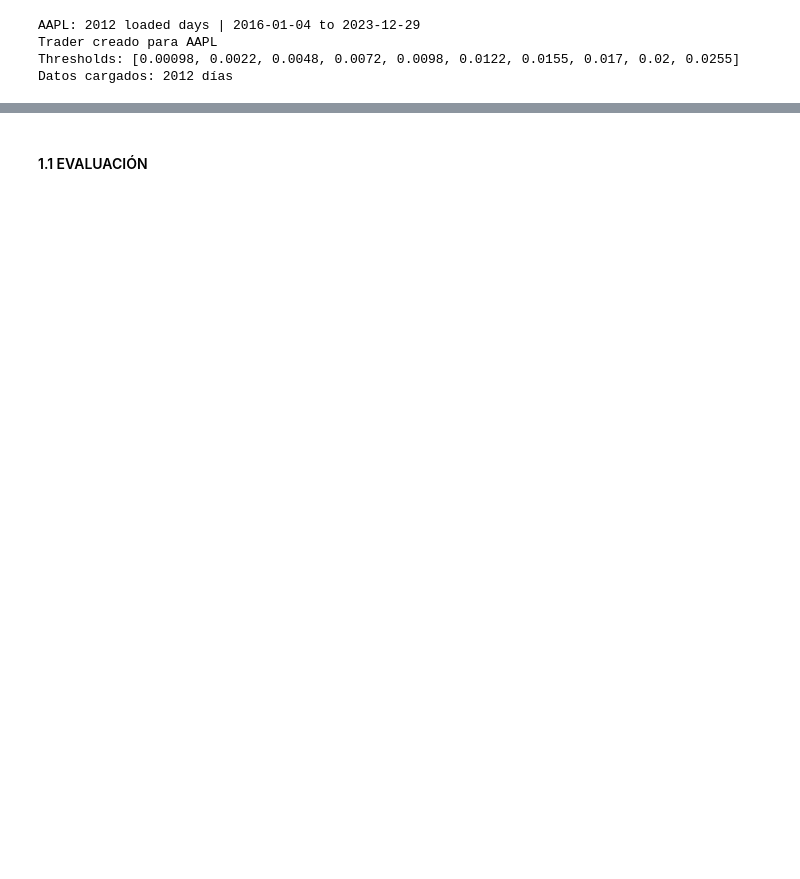
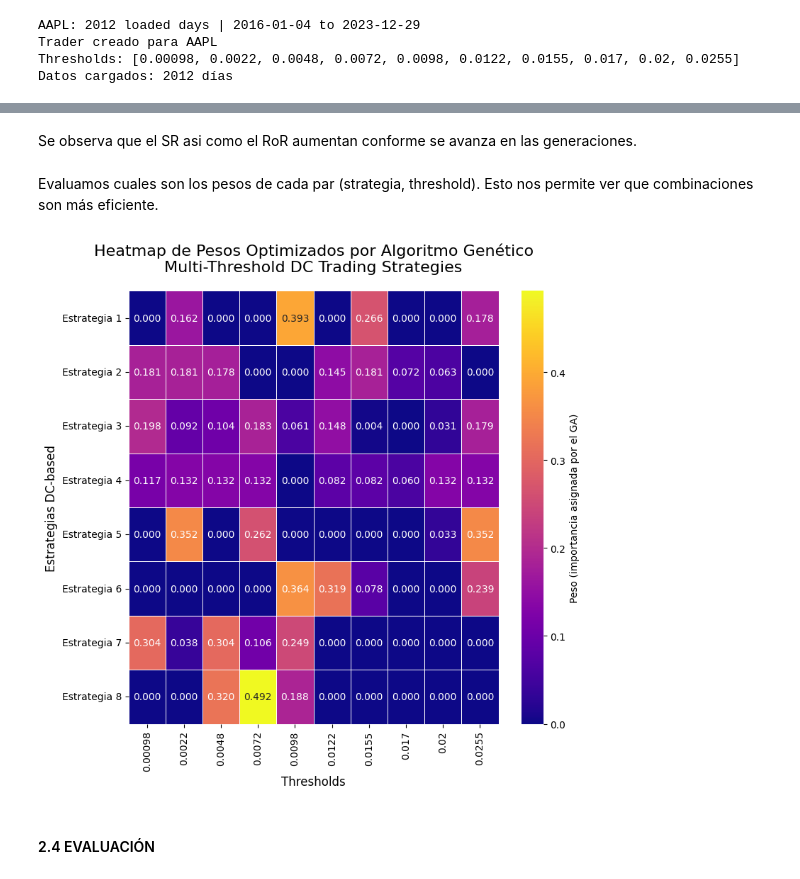
Before and after one commit to bdesia/MSTGAM-4trading, a Jupyter notebook: notebooks/AAPL analysis.ipynb, the cells around one changed output, grey strips where cells are left out. Saved outputs shown, nothing was run; the diff lists cells and outputs as text; code cells hidden in the pictures; blank space fills up the shorter version.

Commit message:
Para evaluación

```diff
--- a/notebooks/AAPL analysis.ipynb
+++ b/notebooks/AAPL analysis.ipynb
@@ -83,2 +138,35 @@ Gen  40 | SR: 0.109 | RoR: 0.729 | ToR: 0.10040 | Trades: 202 | Fit: 0.124
+# %% [markdown]
+Se observa que el SR asi como el RoR aumentan conforme se avanza en las generaciones.
+# %% [markdown]
+Evaluamos cuales son los pesos de cada par (strategia, threshold). Esto nos permite ver que combinaciones son más eficiente.
+# %%
+import seaborn as sns
+import matplotlib.pyplot as plt
+
+best_weights = trader.weights
+
+# Configuración del heatmap
+plt.figure(figsize=(8, 8))
+sns.heatmap(
+    trader.weights,
+    annot=True,
+    fmt='.3f',
+    cmap='plasma',
+    linewidths=.5,
+    linecolor='white',
+    cbar_kws={'label': 'Peso (importancia asignada por el GA)'},
+    xticklabels=thresholds,
+    yticklabels=[f'Estrategia {i+1}' for i in range(8)]
+)
+
+plt.title('Heatmap de Pesos Optimizados por Algoritmo Genético\n'
+          'Multi-Threshold DC Trading Strategies',
+          fontsize=16, pad=20)
+plt.xlabel('Thresholds', fontsize=12)
+plt.ylabel('Estrategias DC-based', fontsize=12)
+plt.tight_layout()
+plt.show()
+# %% [output]
+[figure, added]
 # %% [markdown]
-#### 1.1 EVALUACIÓN
+#### 2.4 EVALUACIÓN
```
Also changed, not shown: parts of 12 cells of this notebook, 4 other files.
